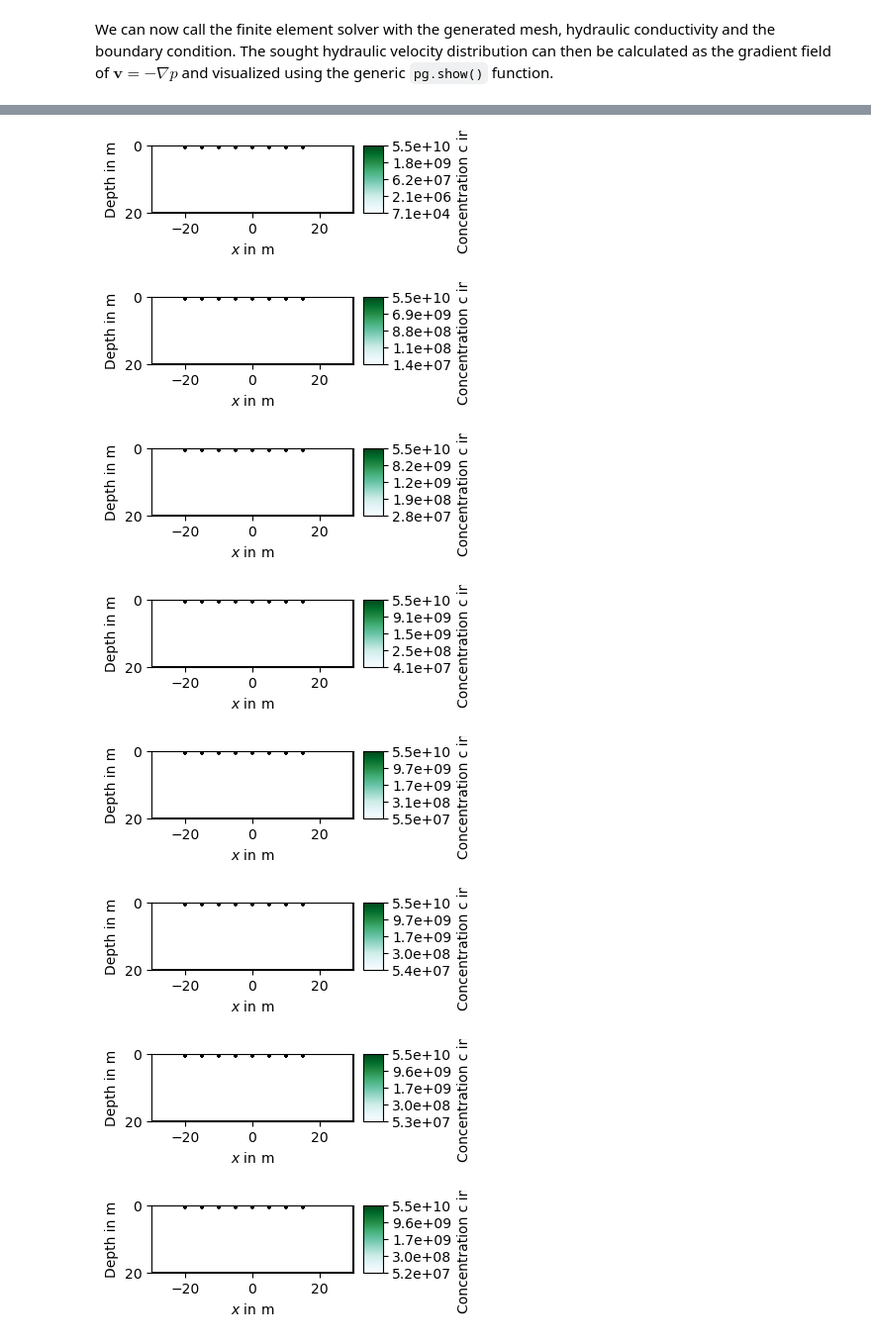
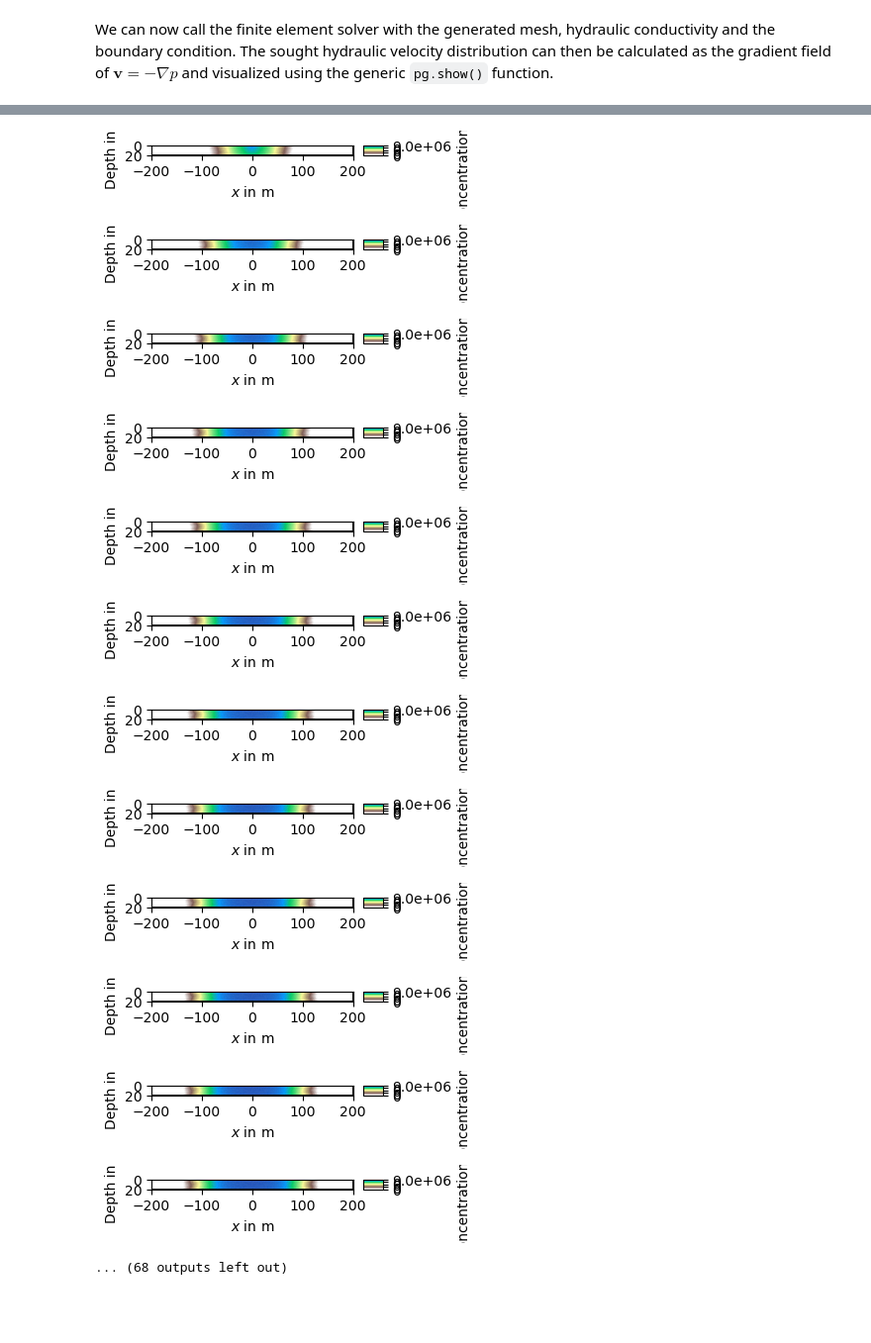
Before and after one commit to guiguilhermegui/TF, a Jupyter notebook: modelo_tf.ipynb, the cells around one changed output, grey strips where cells are left out. Shown at 99% size. Cells and saved outputs as stored; diff of their text form; code cells hidden in the pictures; blank space fills up the shorter version.

```diff
--- a/modelo_tf.ipynb
+++ b/modelo_tf.ipynb
@@ -35,14 +35,14 @@ dir = '.' + f'{1 - raio_poco:.2f}'.split('.')[1]
 #print(f'raio_poco={raio_poco:.2f} esq={esq} dir={dir}')
 
 # limites world sandbox
-box_esq=-30
-box_dir=30
+box_esq=-200
+box_dir=200
 box_top=0.01
 box_bottom=-20
 
 # parâmetros de malha
-mesh_area=0.3               # area da mesh em metros^2
-mesh_quality=33             # qualidade da mesh evitar valores acima de 33 por questões de performance
+mesh_area=0.8               # area da mesh em metros^2
+mesh_quality=10             # qualidade da mesh evitar valores acima de 33 por questões de performance
 
 # Atribute hydraulic conductivity in m/s to each region (interfaces/layers) of the model
 K_poco = 1e4
@@ -78,22 +78,26 @@ phi = 0.3                   # Porosidade meio
 
 
 # Fluid                      # Condutividade elétrica da água em S/m
-sigma_a = 0.1
-sigma_b = 0.01
+# Create conductivity of fluid for salt concentration :math:`c` sigmaFluid = c[timesERT] * sigma_bx + sigma_a
+sigma_a = -0.00031
+sigma_bx = 0.19330               # Condutividade = A+bx
+
 
 cementation_exponent = 1.3, # Exponente de cimentação para a resistividade do solo
 
+
+
+
+TimeSimu_days = 1             # Tempo de simulação em dias
+TimeSimu_slice = 8000          # Número de fatias para a simulação em time steps
+
+
 # ERT parameters
-ERT_dist= 600                # Distância entre os eletrodos em metros
-ERT_elecs = 60               # Quantidade de eletrodos em metros
+ERT_dist= 600                # Distância total dos eletrodos em metros
+ERT_elecs = 60               # Quantidade de eletrodos
 ERT_spac = 10                # Espaçamento entre os eletrodos em metros
 ERT_Array = 'dd'
 elecs = np.linspace(-ERT_dist/2, ERT_dist/2, ERT_elecs)
-
-
-
-TimeSimu_days = 6             # Tempo de simulação em dias
-TimeSimu_slice = 800          # Número de fatias para a simulação em time steps
 # %%
 # Create a 2D world box
 world = mt.createWorld(start=[box_esq, box_top], end=[box_dir, box_bottom], WorldMarker=True,) #layers=[-2,-8])
@@ -264,22 +274,22 @@ Mean Velocity: -6.681019417916532e-06, Std: 2.7351812140598214e-05, Min: -0.0003
 # %%
 # Initialize the source vector of injections
-S = pg.Vector(mesh.cellCount(), 0.0)
+load_vector = pg.Vector(mesh.cellCount(), 0.0)
 
 # Fill injection source vector for a fixed injection position
 for pos in bores:
     sourceCell = mesh.findCell(pos,0)
     if sourceCell:
-        S[sourceCell.id()] += 1.0 / sourceCell.size()  # g/(l s)
+        load_vector[sourceCell.id()] += 1.0 / sourceCell.size()  # g/(l s)
 # %%
 # Choose n slices  time steps for TimeSimulation days to seconds
 t = pg.utils.grange(0, TimeSimu_days * 24 * 3600, n=TimeSimu_slice)
 
 # Create dispersitivity, depending on the absolute velocity
-dispersion = pg.abs(vel) * 1e2
+dispersion = pg.abs(vel) * 1e2  # thik it is to transform from mm/s to m/s ?
 
 # Solve for injection time, but we need velocities on cell nodes
 veln = mt.cellDataToNodeData(mesh, vel)
-c1 = pg.solver.solveFiniteVolume(mesh, a=dispersion, f=S, vel=veln, times=t,
+c1 = pg.solver.solveFiniteVolume(mesh, a=dispersion, f=load_vector, vel=veln, times=t,
                                  scheme='PS', verbose=0)
 
 # Solve without injection starting with last result
@@ -303,18 +311,25 @@ Mean: 3205314.9114463287, Std: 389369100.6446991, Min: 0.0, Max: 54695424441.540
 # %%
+min_c_calc=mean_c-0.5*std_c
+max_c_calc=mean_c+0.5*std_c
 
 # Visualize the result
 for ci in c[1:][::200]:
-    pg.show(mesh, data=ci * 0.001, cMin=min_c, cMax=max_c, cMap="BuGn", logScale=True,
+    pg.show(mesh, data=ci * 0.001, cMin=min_c_calc, cMax=max_c_calc, cMap="terrain_r", logScale=True,
             label="Concentration c in g/l",figsize=(4, 8), orientation='vertical')
 # %% [output]
-[figure, old version]
+[figure, new version]
-[figure, old version]
+[figure, new version]
-[figure, old version]
+[figure, new version]
-[figure, old version]
+[figure, new version]
-[figure, old version]
+[figure, new version]
-[figure, old version]
+[figure, new version]
-[figure, old version]
+[figure, new version]
-[figure, old version]
+[figure, new version]
+[figure, added]
+[figure, added]
+[figure, added]
+[figure, added]
+... (68 outputs left out)
 # %%
 # Create ERT measurement scheme
 
```
Also changed, not shown: parts of 9 cells of this notebook, 1 other file.
